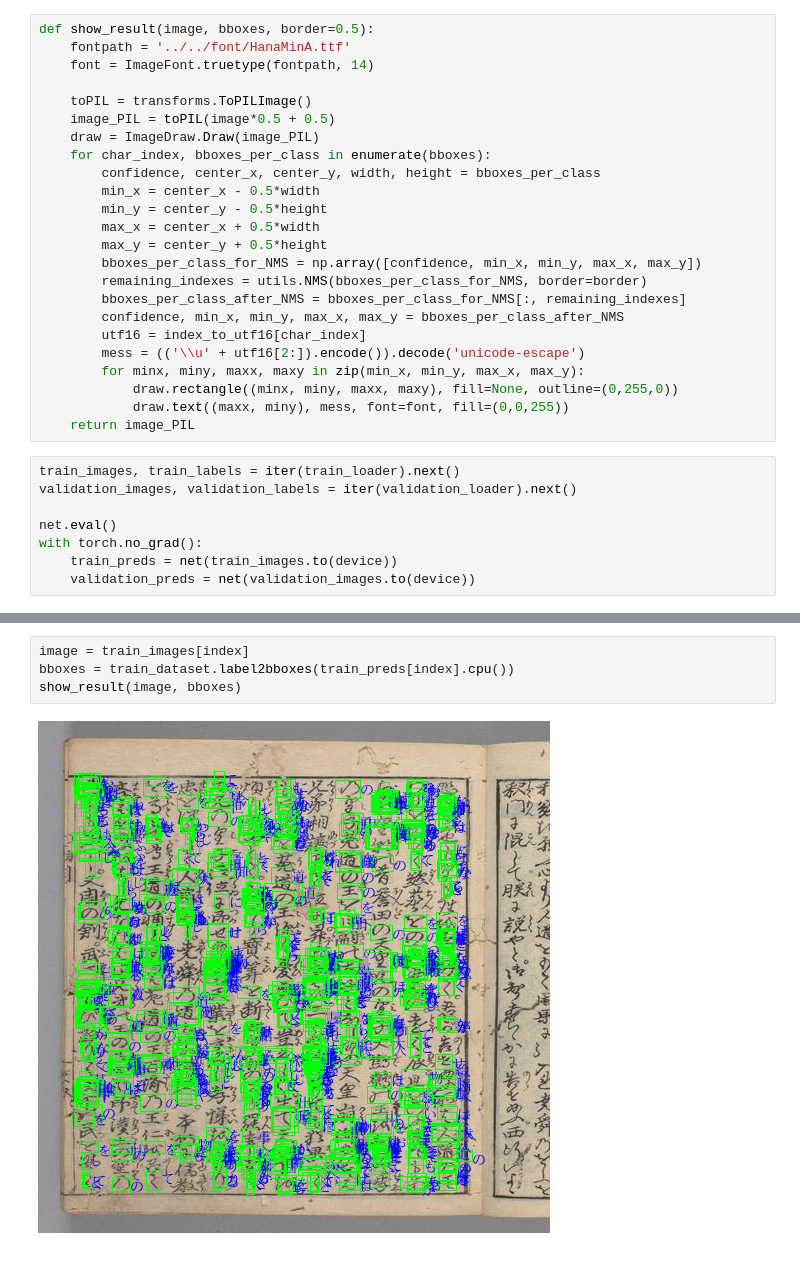
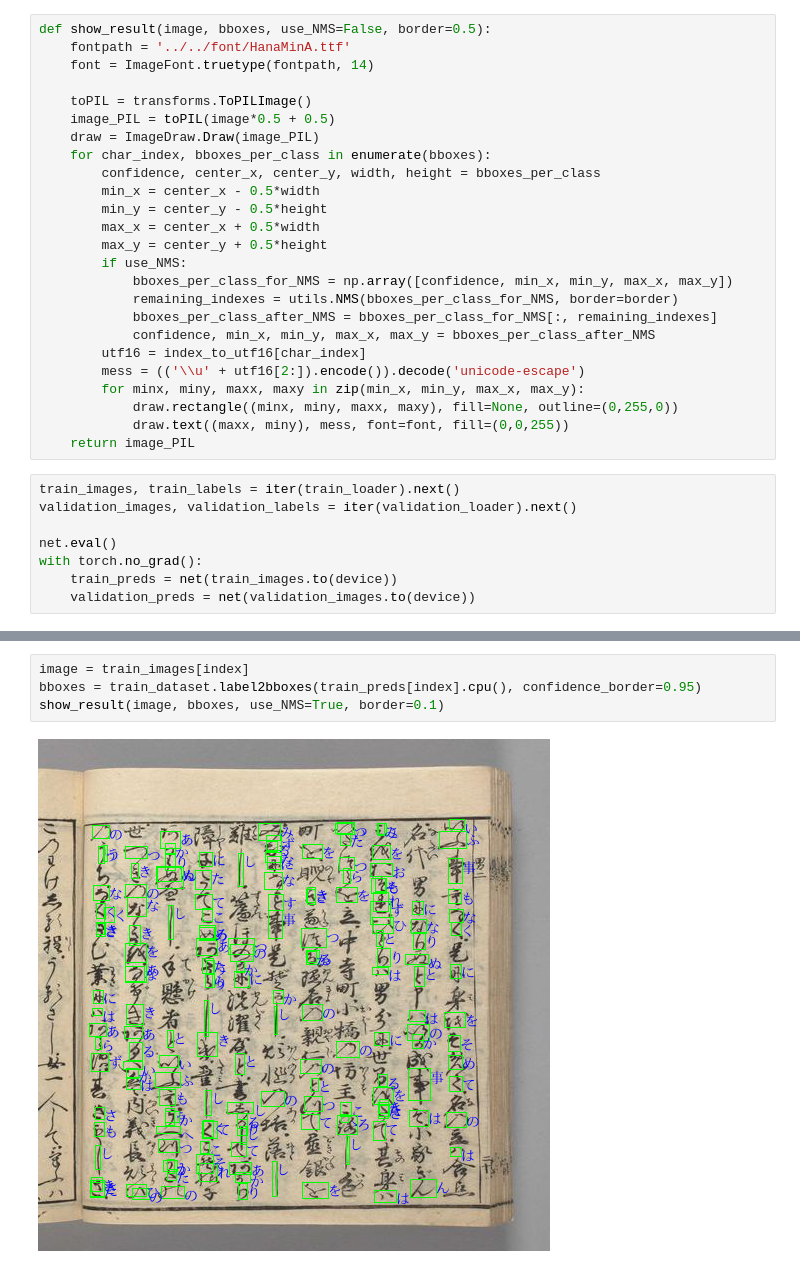
Before and after one commit to cross32768/komonjo_OCR_object_detection, a Jupyter notebook: visualize_final.ipynb, the cells around one changed output, grey strips where cells are left out. Drawn from its saved outputs; the diff is of its cells as text.

Commit message:
update visualize code

```diff
--- a/visualize_final.ipynb
+++ b/visualize_final.ipynb
@@ -43,7 +43,7 @@ def NMS(bboxes, border=0.3):
         bbox_indexes = bbox_indexes[IOUs < border]
     return NMS_result_indexes
 # %%
-def show_result(image, bboxes, border=0.5):
+def show_result(image, bboxes, use_NMS=False, border=0.5):
     fontpath = '../../font/HanaMinA.ttf'
     font = ImageFont.truetype(fontpath, 14)
 
@@ -56,10 +56,11 @@ def show_result(image, bboxes, border=0.5):
         min_y = center_y - 0.5*height
         max_x = center_x + 0.5*width
         max_y = center_y + 0.5*height
-        bboxes_per_class_for_NMS = np.array([confidence, min_x, min_y, max_x, max_y])
-        remaining_indexes = utils.NMS(bboxes_per_class_for_NMS, border=border)
-        bboxes_per_class_after_NMS = bboxes_per_class_for_NMS[:, remaining_indexes]
-        confidence, min_x, min_y, max_x, max_y = bboxes_per_class_after_NMS
+        if use_NMS:
+            bboxes_per_class_for_NMS = np.array([confidence, min_x, min_y, max_x, max_y])
+            remaining_indexes = utils.NMS(bboxes_per_class_for_NMS, border=border)
+            bboxes_per_class_after_NMS = bboxes_per_class_for_NMS[:, remaining_indexes]
+            confidence, min_x, min_y, max_x, max_y = bboxes_per_class_after_NMS
         utf16 = index_to_utf16[char_index]
         mess = (('\\u' + utf16[2:]).encode()).decode('unicode-escape')
         for minx, miny, maxx, maxy in zip(min_x, min_y, max_x, max_y):
@@ -84,6 +85,6 @@ show_result(image, bboxes)
 # %%
 image = train_images[index]
-bboxes = train_dataset.label2bboxes(train_preds[index].cpu())
-show_result(image, bboxes)
+bboxes = train_dataset.label2bboxes(train_preds[index].cpu(), confidence_border=0.95)
+show_result(image, bboxes, use_NMS=True, border=0.1)
 # %% [output]
-[figure, old version]
+[figure, new version]
```
Also changed, not shown: parts of 4 cells of this notebook, 1 other file.
